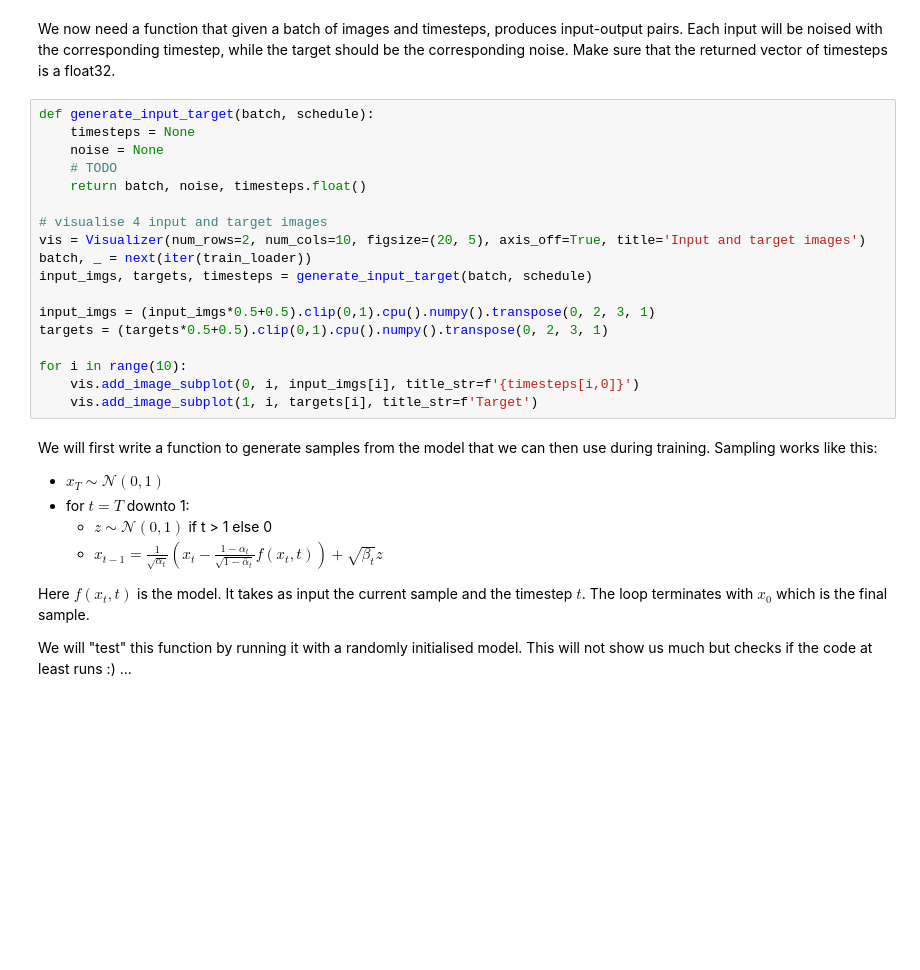
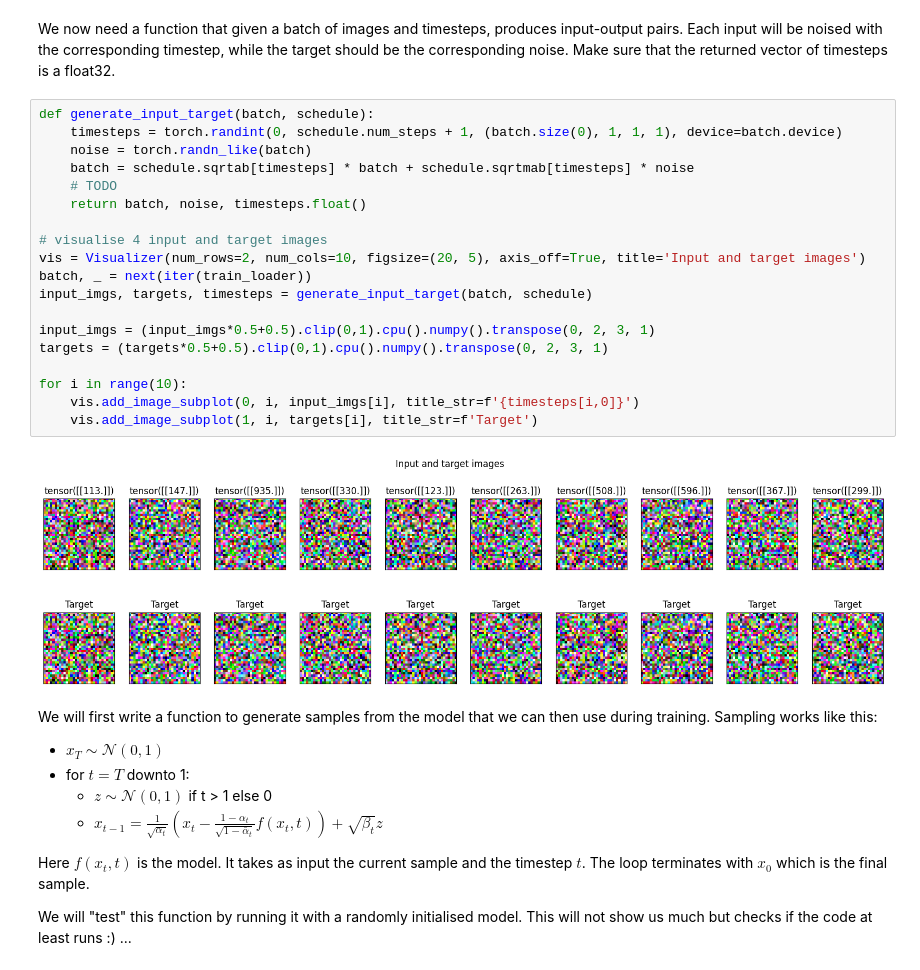
Before and after one commit to alexandre-bismuth/ComputerVision, a Jupyter notebook: practical3.ipynb, the cells around one changed output. Cells and saved outputs as stored; diff of their text form; blank space fills up the shorter version.

```diff
--- a/practical3.ipynb
+++ b/practical3.ipynb
@@ -436,22 +444,25 @@ for i in range(11):
 We now need a function that given a batch of images and timesteps, produces input-output pairs. Each input will be noised with the corresponding timestep, while the target should be the corresponding noise. Make sure that the returned vector of timesteps is a float32.
 # %%
 def generate_input_target(batch, schedule):
-    timesteps = None
-    noise = None
+    timesteps = torch.randint(0, schedule.num_steps + 1, (batch.size(0), 1, 1, 1), device=batch.device)
+    noise = torch.randn_like(batch)
+    batch = schedule.sqrtab[timesteps] * batch + schedule.sqrtmab[timesteps] * noise
     # TODO
     return batch, noise, timesteps.float()
 
 # visualise 4 input and target images
 vis = Visualizer(num_rows=2, num_cols=10, figsize=(20, 5), axis_off=True, title='Input and target images')
 batch, _ = next(iter(train_loader))
 input_imgs, targets, timesteps = generate_input_target(batch, schedule)
 
 input_imgs = (input_imgs*0.5+0.5).clip(0,1).cpu().numpy().transpose(0, 2, 3, 1)
 targets = (targets*0.5+0.5).clip(0,1).cpu().numpy().transpose(0, 2, 3, 1)
 
 for i in range(10):
     vis.add_image_subplot(0, i, input_imgs[i], title_str=f'{timesteps[i,0]}')
     vis.add_image_subplot(1, i, targets[i], title_str=f'Target')
+# %% [output]
+[figure, added]
 # %% [markdown]
 We will first write a function to generate samples from the model that we can then use during training.
 Sampling works like this:
```
Also changed, not shown: parts of 4 cells of this notebook.
